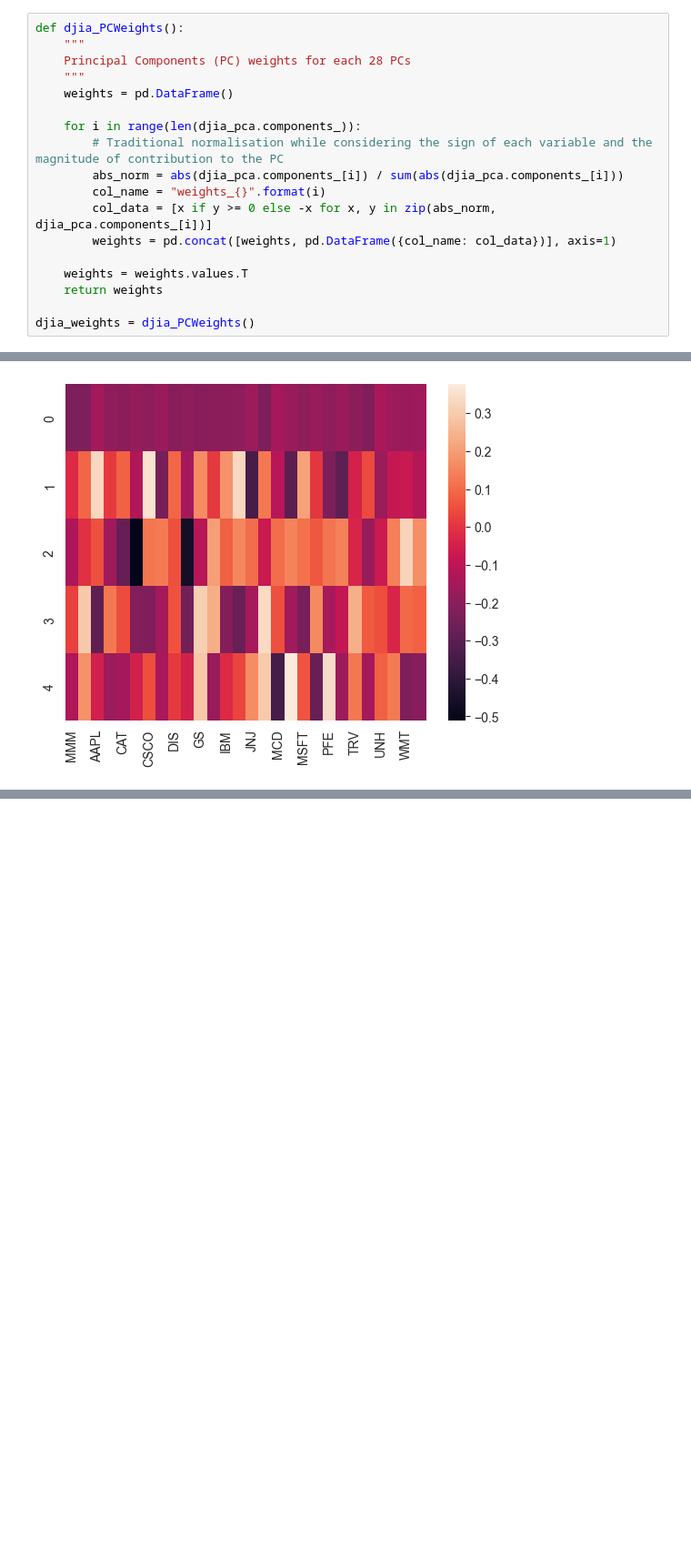
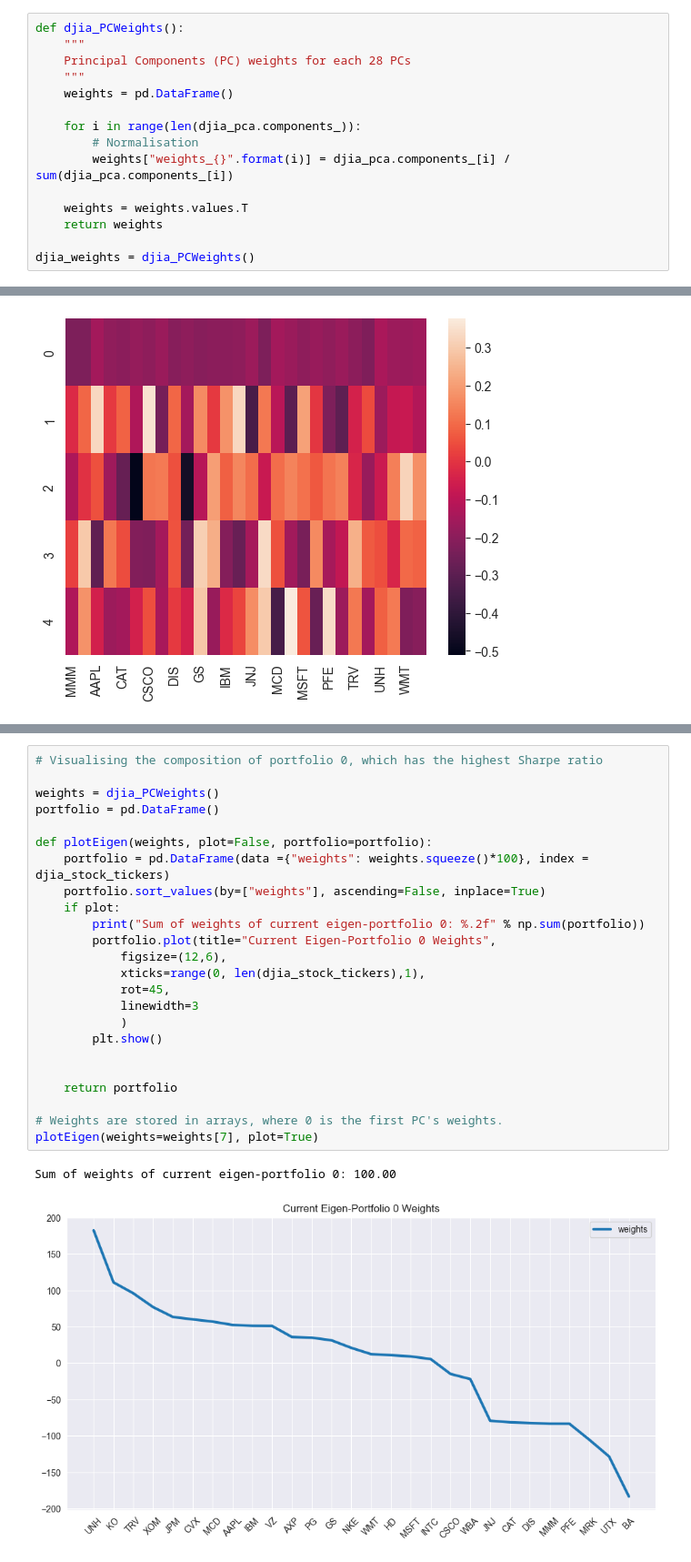
Before and after one commit to MJ-Peters/ADFT-Portfolio-Management-Coursework, a Jupyter notebook: CD22398.ipynb, the cells around one changed output, grey strips where cells are left out. Shown at 91% size. Saved outputs shown, nothing was run; the diff lists cells and outputs as text; blank space fills up the shorter version.

```diff
--- a/CD22398.ipynb
+++ b/CD22398.ipynb
@@ -458,11 +462,8 @@ def djia_PCWeights():
     weights = pd.DataFrame()
 
     for i in range(len(djia_pca.components_)):
-        # Traditional normalisation while considering the sign of each variable and the magnitude of contribution to the PC
-        abs_norm = abs(djia_pca.components_[i]) / sum(abs(djia_pca.components_[i]))
-        col_name = "weights_{}".format(i)
-        col_data = [x if y >= 0 else -x for x, y in zip(abs_norm, djia_pca.components_[i])]
-        weights = pd.concat([weights, pd.DataFrame({col_name: col_data})], axis=1)
+        # Normalisation
+        weights["weights_{}".format(i)] = djia_pca.components_[i] / sum(djia_pca.components_[i])
 
     weights = weights.values.T
     return weights
@@ -515,0 +600,27 @@ sns.heatmap(djia_topPortfolios)
+# %%
+# Visualising the composition of portfolio 0, which has the highest Sharpe ratio
+
+weights = djia_PCWeights()
+portfolio = pd.DataFrame()
+
+def plotEigen(weights, plot=False, portfolio=portfolio):
+    portfolio = pd.DataFrame(data ={"weights": weights.squeeze()*100}, index = djia_stock_tickers)
+    portfolio.sort_values(by=["weights"], ascending=False, inplace=True)
+    if plot:
+        print("Sum of weights of current eigen-portfolio 0: %.2f" % np.sum(portfolio))
+        portfolio.plot(title="Current Eigen-Portfolio 0 Weights",
+            figsize=(12,6),
+            xticks=range(0, len(djia_stock_tickers),1),
+            rot=45,
+            linewidth=3
+            )
+        plt.show()
+
+
+    return portfolio
+
+# Weights are stored in arrays, where 0 is the first PC's weights.
+plotEigen(weights=weights[7], plot=True)
+# %% [output]
+Sum of weights of current eigen-portfolio 0: 100.00
+[figure, added]
```
Also changed, not shown: parts of 10 cells of this notebook.
